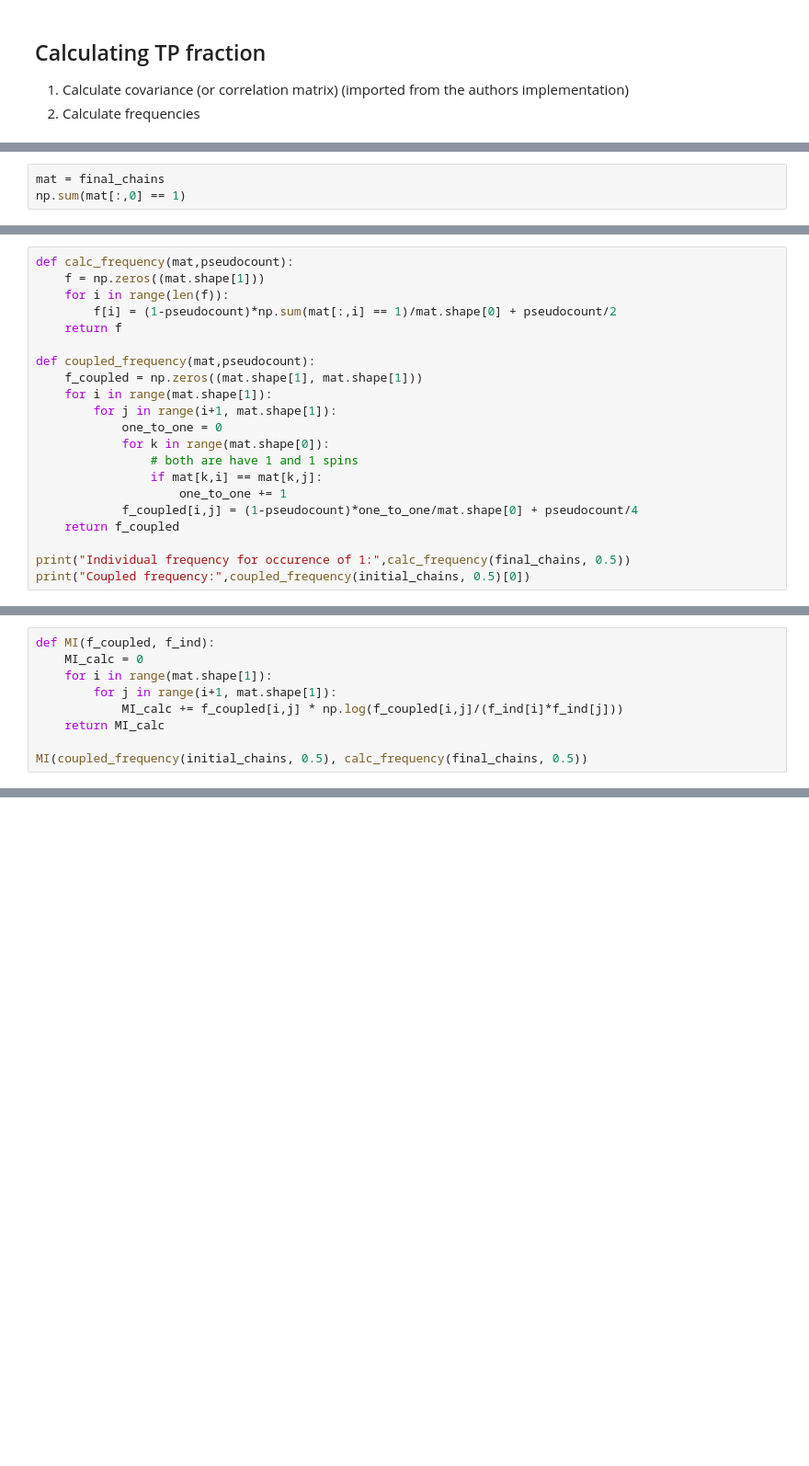
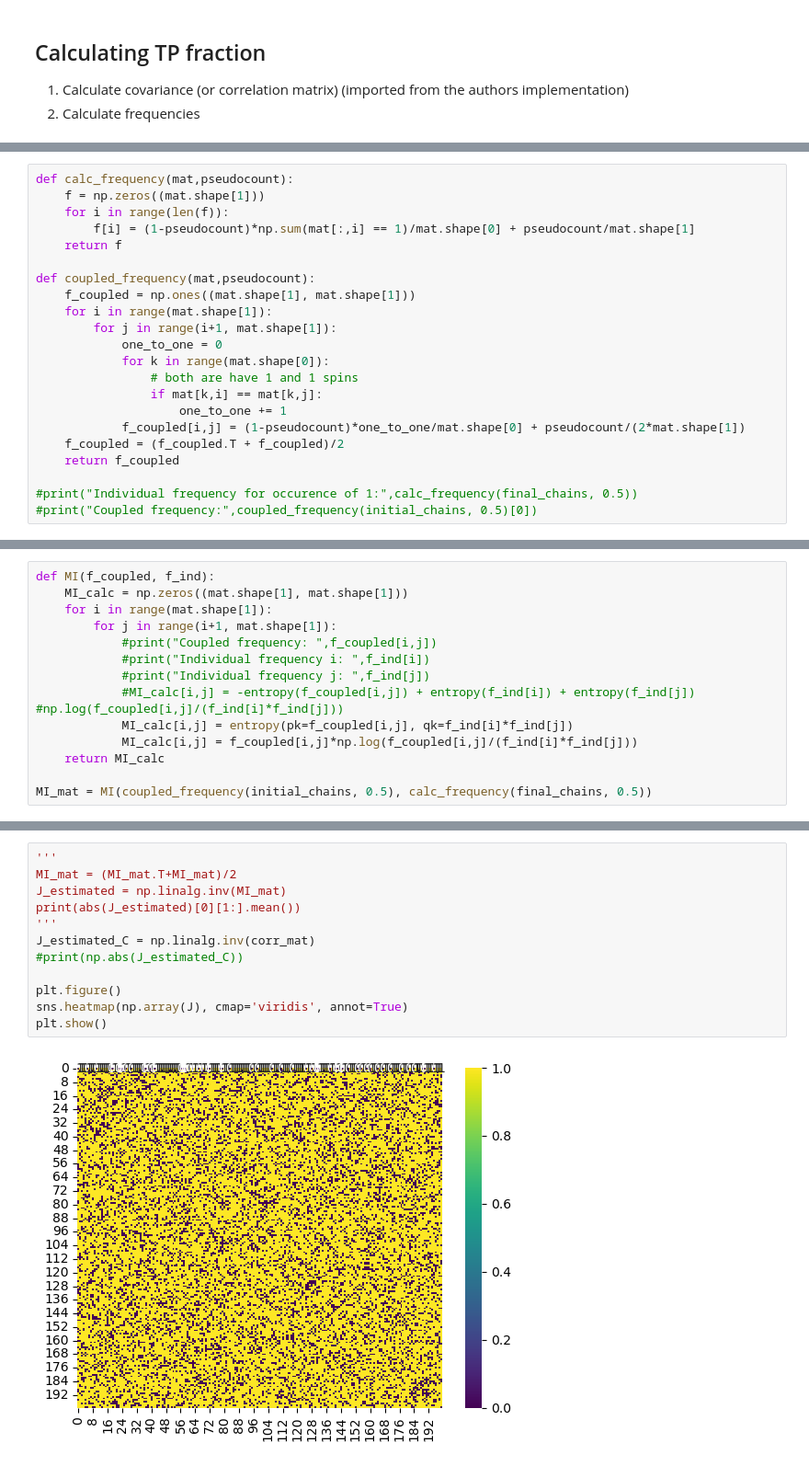
Before and after one commit to marindigen/semester-project-II, a Jupyter notebook: met_hast_correct.ipynb, the cells around one changed output, grey strips where cells are left out. Shown at 92% size. Saved outputs shown, nothing was run; the diff lists cells and outputs as text; blank space fills up the shorter version.

```diff
--- a/met_hast_correct.ipynb
+++ b/met_hast_correct.ipynb
@@ -201,3 +213,0 @@ array([[0.9975    , 0.31925   , 0.3255    , ..., 0.289     , 0.29425   ,
-# %%
-mat = final_chains
-np.sum(mat[:,0] == 1)
@@ -207,11 +215,11 @@ np.sum(mat[:,0] == 1)
 def calc_frequency(mat,pseudocount):
     f = np.zeros((mat.shape[1]))
     for i in range(len(f)):
-        f[i] = (1-pseudocount)*np.sum(mat[:,i] == 1)/mat.shape[0] + pseudocount/2
+        f[i] = (1-pseudocount)*np.sum(mat[:,i] == 1)/mat.shape[0] + pseudocount/mat.shape[1]
     return f
 
 def coupled_frequency(mat,pseudocount):
-    f_coupled = np.zeros((mat.shape[1], mat.shape[1]))
+    f_coupled = np.ones((mat.shape[1], mat.shape[1]))
     for i in range(mat.shape[1]):
         for j in range(i+1, mat.shape[1]):
             one_to_one = 0
@@ -219,8 +227,9 @@ def coupled_frequency(mat,pseudocount):
                 # both are have 1 and 1 spins
                 if mat[k,i] == mat[k,j]:
                     one_to_one += 1
-            f_coupled[i,j] = (1-pseudocount)*one_to_one/mat.shape[0] + pseudocount/4
+            f_coupled[i,j] = (1-pseudocount)*one_to_one/mat.shape[0] + pseudocount/(2*mat.shape[1])
+    f_coupled = (f_coupled.T + f_coupled)/2
     return f_coupled
 
-print("Individual frequency for occurence of 1:",calc_frequency(final_chains, 0.5))
-print("Coupled frequency:",coupled_frequency(initial_chains, 0.5)[0])
+#print("Individual frequency for occurence of 1:",calc_frequency(final_chains, 0.5))
+#print("Coupled frequency:",coupled_frequency(initial_chains, 0.5)[0])
@@ -245,9 +236,14 @@ Individual frequency for occurence of 1: [0.475   0.4925  0.505   0.4875  0.4787
 # %%
 def MI(f_coupled, f_ind):
-    MI_calc = 0
+    MI_calc = np.zeros((mat.shape[1], mat.shape[1]))
     for i in range(mat.shape[1]):
         for j in range(i+1, mat.shape[1]):
-            MI_calc += f_coupled[i,j] * np.log(f_coupled[i,j]/(f_ind[i]*f_ind[j]))
+            #print("Coupled frequency: ",f_coupled[i,j])
+            #print("Individual frequency i: ",f_ind[i])
+            #print("Individual frequency j: ",f_ind[j])
+            #MI_calc[i,j] = -entropy(f_coupled[i,j]) + entropy(f_ind[i]) + entropy(f_ind[j]) #np.log(f_coupled[i,j]/(f_ind[i]*f_ind[j]))
+            MI_calc[i,j] = entropy(pk=f_coupled[i,j], qk=f_ind[i]*f_ind[j])
+            MI_calc[i,j] = f_coupled[i,j]*np.log(f_coupled[i,j]/(f_ind[i]*f_ind[j]))
     return MI_calc
 
-MI(coupled_frequency(initial_chains, 0.5), calc_frequency(final_chains, 0.5))
+MI_mat = MI(coupled_frequency(initial_chains, 0.5), calc_frequency(final_chains, 0.5))
@@ -255,0 +250,14 @@ MI(coupled_frequency(initial_chains, 0.5), calc_frequency(final_chains, 0.5))
+# %%
+'''
+MI_mat = (MI_mat.T+MI_mat)/2
+J_estimated = np.linalg.inv(MI_mat)
+print(abs(J_estimated)[0][1:].mean())
+'''
+J_estimated_C = np.linalg.inv(corr_mat)
+#print(np.abs(J_estimated_C))
+
+plt.figure()
+sns.heatmap(np.array(J), cmap='viridis', annot=True)
+plt.show()
+# %% [output]
+[figure, added]
```
Also changed, not shown: parts of 15 cells of this notebook.
